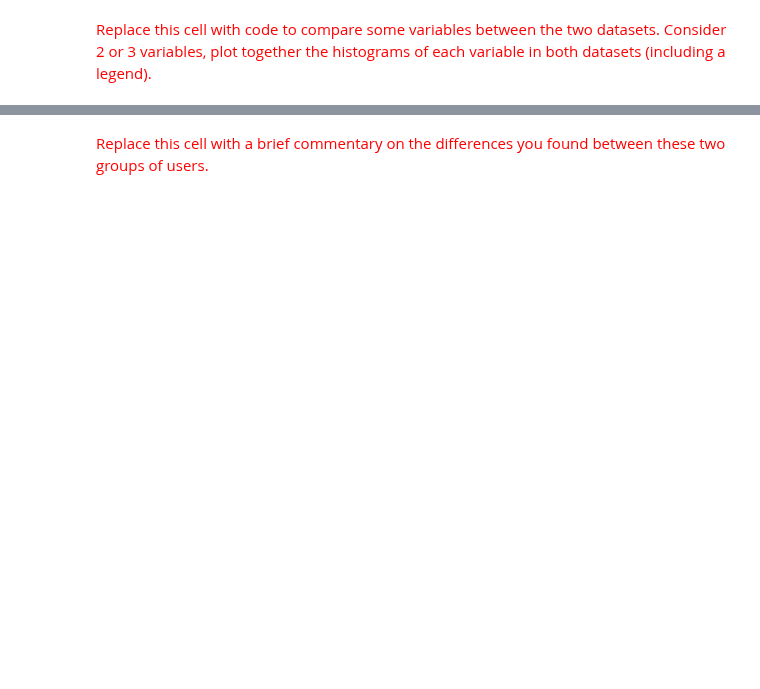
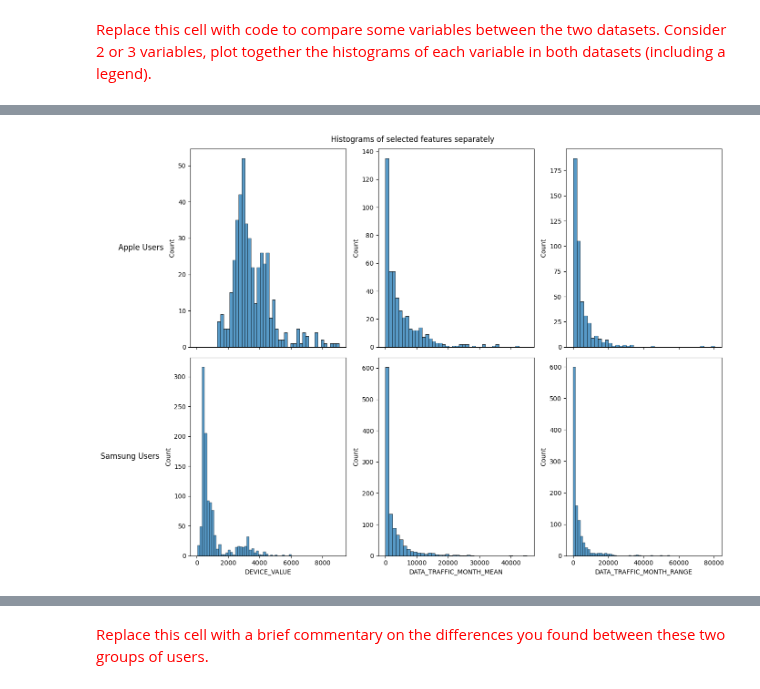
Before and after one commit to LucaFranceschi01/MDM-2024, a Jupyter notebook: ps01_02/ps01_02_data_preparation.ipynb, the cells around one changed output, grey strips where cells are left out. Cells and saved outputs as stored; diff of their text form; code cells hidden in the pictures; blank space fills up the shorter version.

```diff
--- a/ps01_02/ps01_02_data_preparation.ipynb
+++ b/ps01_02/ps01_02_data_preparation.ipynb
@@ -725,3 +942,9 @@ Finally, find some features that are different between users of an Apple iPhone
 <font size="-1" color="gray">(Remove this cell when delivering.)</font>
 # %% [markdown]
 <font size="+1" color="red">Replace this cell with code to create two dataframes: one with all the attributes of Apple iPhone users and one with all the attributes of Samsung J series users.</font>
+# %%
+apple_df = df11[df11.PURCHASED_DEVICE_MANUFACTURER == 'APPLE']
+samsung_df = df11[df11.PURCHASED_DEVICE_MANUFACTURER == 'SAMSUNG']
+
+display(apple_df)
+display(samsung_df)
@@ -729,0 +990,5 @@ Finally, find some features that are different between users of an Apple iPhone
+# %%
+# the ones that seem more interesting are DEVICE_VALUE, DATA_TRAFFIC_MONTH_MEAN, DATA_TRAFFIC_MONTH_RANGE
+selection = ['DEVICE_VALUE', 'DATA_TRAFFIC_MONTH_MEAN', 'DATA_TRAFFIC_MONTH_RANGE']
+display(apple_df[selection].describe())
+display(samsung_df[selection].describe())
@@ -729,0 +1014,20 @@ Finally, find some features that are different between users of an Apple iPhone
+# %%
+fig, axs = plt.subplots(2,3, figsize=(14,10), sharex='col')
+
+for i, sel in enumerate(selection):
+    sns.histplot(apple_df[sel], kde=False, ax=axs[0][i], bins=40)
+    sns.histplot(samsung_df[sel], kde=False, ax=axs[1][i], bins=40)
+
+axs[0][0].annotate('Apple Users', xy=(0, 0.5), xytext=(-axs[0][0].yaxis.labelpad - 5, 0),
+                xycoords=axs[0][0].yaxis.label, textcoords='offset points',
+                size='large', ha='right', va='center')
+
+axs[1][0].annotate('Samsung Users', xy=(0, 0.5), xytext=(-axs[1][0].yaxis.labelpad - 5, 0),
+                xycoords=axs[1][0].yaxis.label, textcoords='offset points',
+                size='large', ha='right', va='center')
+
+fig.suptitle('Histograms of selected features separately')
+fig.tight_layout()
+plt.show()
+# %% [output]
+[figure, added]
```
Also changed, not shown: parts of 39 cells of this notebook.
